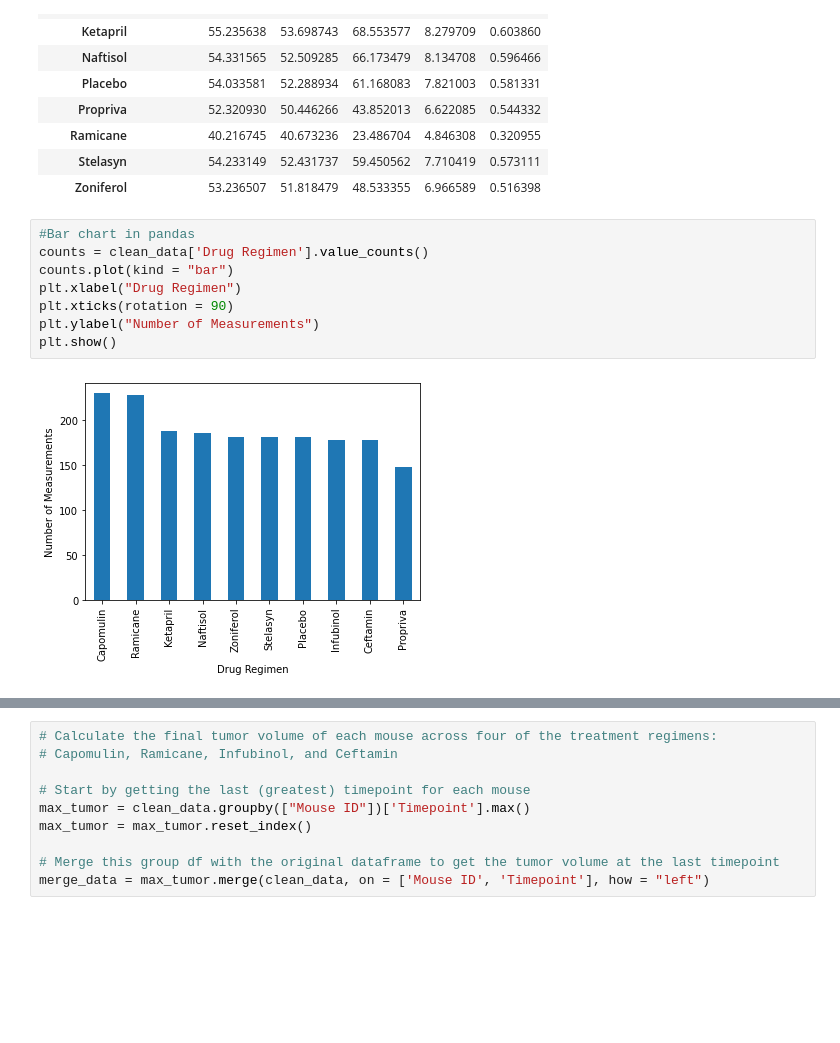
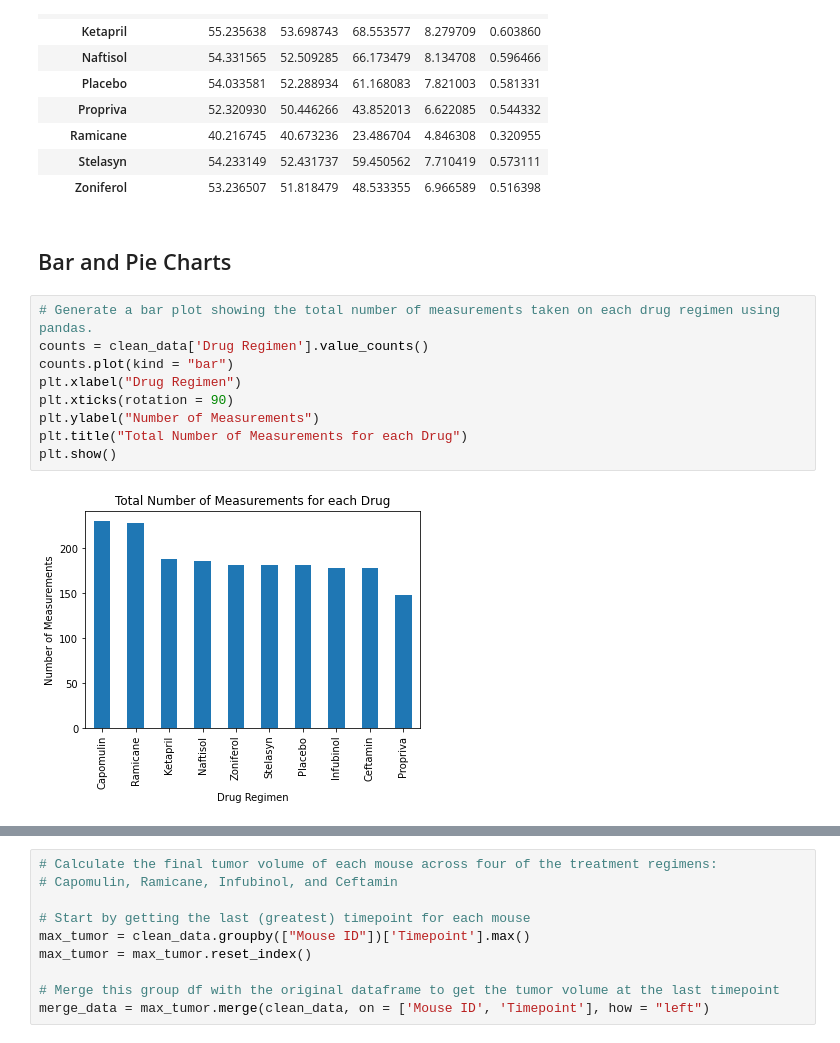
Before and after one commit to amramer45/matplotlib-challenge, a Jupyter notebook: Pymaceuticals/pymaceuticals.ipynb, the cells around one changed output, grey strips where cells are left out. Drawn from its saved outputs; the diff is of its cells as text; blank space fills up the shorter version.

```diff
--- a/Pymaceuticals/pymaceuticals.ipynb
+++ b/Pymaceuticals/pymaceuticals.ipynb
@@ -121,14 +125,17 @@ summary_table
 | Ramicane | 40.216745 | 40.673236 | 23.486704 | 4.846308 | 0.320955 |
 | Stelasyn | 54.233149 | 52.431737 | 59.450562 | 7.710419 | 0.573111 |
 | Zoniferol | 53.236507 | 51.818479 | 48.533355 | 6.966589 | 0.516398 |
+# %% [markdown]
+## Bar and Pie Charts
 # %%
-#Bar chart in pandas
+# Generate a bar plot showing the total number of measurements taken on each drug regimen using pandas.
 counts = clean_data['Drug Regimen'].value_counts()
 counts.plot(kind = "bar")
 plt.xlabel("Drug Regimen")
 plt.xticks(rotation = 90)
 plt.ylabel("Number of Measurements")
+plt.title("Total Number of Measurements for each Drug")
 plt.show()
 # %% [output]
-[figure, old version]
+[figure, new version]
 # %%
```
Also changed, not shown: parts of 20 cells of this notebook.
